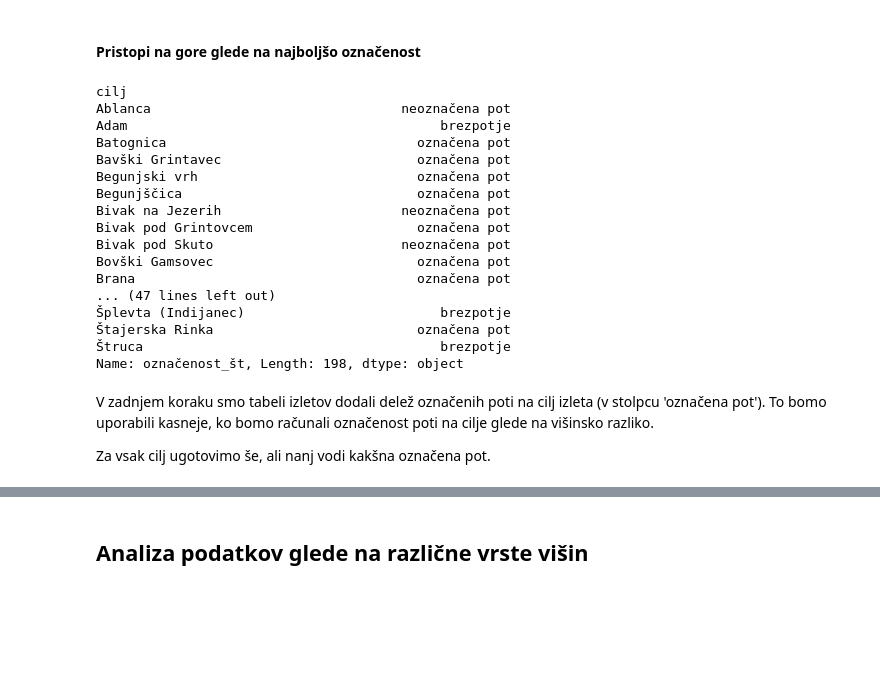
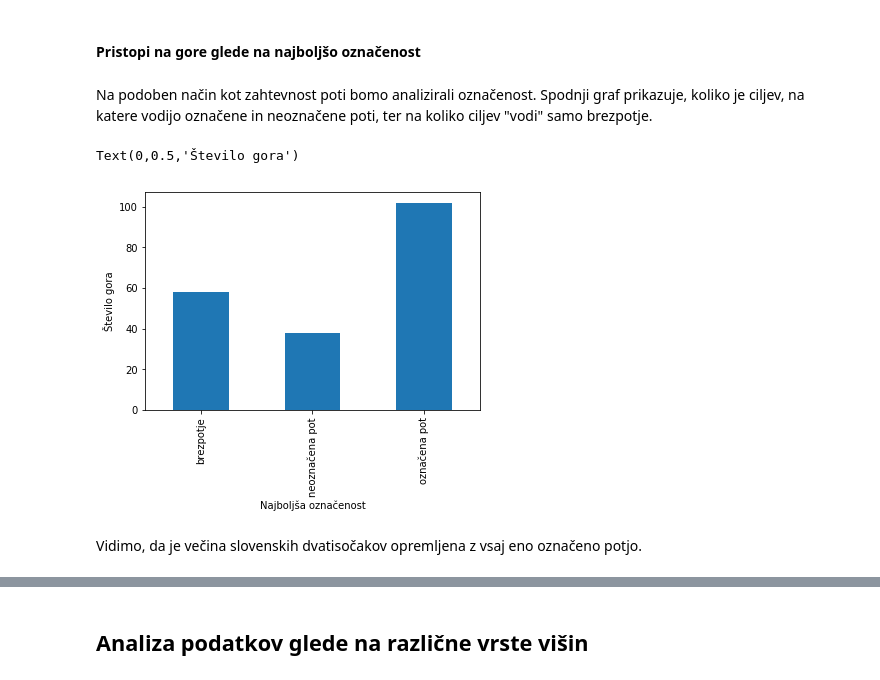
Before and after one commit to gasperurh942/Izleti_na_slovenske_dvatisocake, a Jupyter notebook: Izleti.ipynb, the cells around one changed output, grey strips where cells are left out. Drawn from its saved outputs; the diff is of its cells as text; code cells hidden in the pictures; blank space fills up the shorter version.

Commit message:
Dodal besedilo

```diff
--- a/Izleti.ipynb
+++ b/Izleti.ipynb
@@ -257,26 +259,21 @@ izleti['označenost_št'] = izleti['zahtevnost'].apply(orodja.oznacenost)
 izleti['označenost'] = izleti['zahtevnost'].apply(orodja.oznacenost).apply(orodja.pretvori_oznacenost)
 # %% [markdown]
 #### Pristopi na gore glede na najboljšo označenost
+# %% [markdown]
+Na podoben način kot zahtevnost poti bomo analizirali označenost. Spodnji graf prikazuje, koliko je ciljev, na katere vodijo označene in neoznačene poti, ter na koliko ciljev "vodi" samo brezpotje.
 # %%
-izleti.groupby('cilj').min()['označenost_št'].apply(orodja.pretvori_oznacenost)
+graf2 = izleti.groupby('cilj').min()[
+    'označenost_št'
+].apply(
+    orodja.pretvori_oznacenost
+).to_frame().groupby('označenost_št').size().plot.bar()
+graf2.set_xlabel('Najboljša označenost')
+graf2.set_ylabel('Število gora')
 # %% [output]
-cilj
-Ablanca                                neoznačena pot
-Adam                                        brezpotje
-Batognica                                označena pot
-Bavški Grintavec                         označena pot
-Begunjski vrh                            označena pot
-Begunjščica                              označena pot
-Bivak na Jezerih                       neoznačena pot
-Bivak pod Grintovcem                     označena pot
-Bivak pod Skuto                        neoznačena pot
-Bovški Gamsovec                          označena pot
-Brana                                    označena pot
-... (47 lines left out)
-Šplevta (Indijanec)                         brezpotje
-Štajerska Rinka                          označena pot
-Štruca                                      brezpotje
-Name: označenost_št, Length: 198, dtype: object
+Text(0,0.5,'Število gora')
+[figure, added]
+# %% [markdown]
+Vidimo, da je večina slovenskih dvatisočakov opremljena z vsaj eno označeno potjo.
 # %%
 st_oznacenosti_glede_na_cilj = pd.crosstab(
     izleti.označenost,
@@ -288,7 +285,3 @@ tabela2 = tabela1.transpose()
 
 oznacenost_cilja = tabela2['označena pot']
 izleti = izleti.join(oznacenost_cilja, on='cilj')
-# %% [markdown]
-V zadnjem koraku smo tabeli izletov dodali delež označenih poti na cilj izleta (v stolpcu 'označena pot'). To bomo uporabili kasneje, ko bomo računali označenost poti na cilje glede na višinsko razliko.
-
-Za vsak cilj ugotovimo še, ali nanj vodi kakšna označena pot.
```
Also changed, not shown: parts of 26 cells of this notebook.
